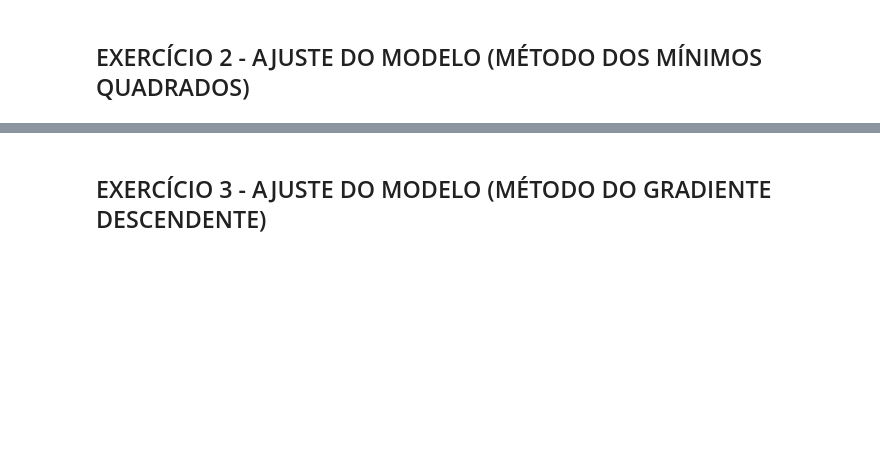
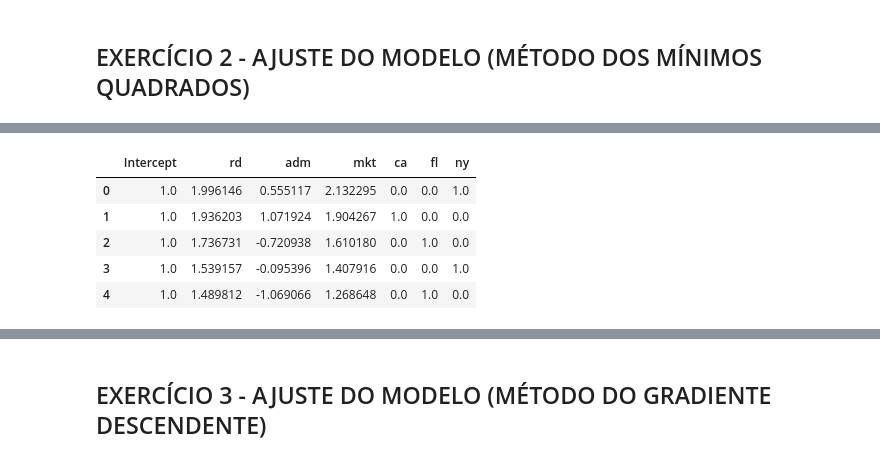
Before and after one commit to abakashi/dinamica_dex04_day05, a Jupyter notebook: Estatistica_avancada_ex.ipynb, the cells around one changed output, grey strips where cells are left out. Drawn from its saved outputs; the diff is of its cells as text; code cells hidden in the pictures; blank space fills up the shorter version.

```diff
--- a/Estatistica_avancada_ex.ipynb
+++ b/Estatistica_avancada_ex.ipynb
@@ -202,2 +237,6 @@ dfFinal.head()
 # %% [markdown]
 ## EXERCÍCIO 2 - AJUSTE DO MODELO (MÉTODO DOS MÍNIMOS QUADRADOS)
+# %%
+#Matriz do modelo metodo dos minimos quadrados.
+
+y, X = pt.dmatrices(ols_formula(dfFull, 'pft'), data = dfFull, return_type='dataframe')
@@ -203,0 +252,9 @@ dfFinal.head()
+# %%
+X.head()
+# %% [output]
+|  | Intercept | rd | adm | mkt | ca | fl | ny |
+| 0 | 1.0 | 1.996146 | 0.555117 | 2.132295 | 0.0 | 0.0 | 1.0 |
+| 1 | 1.0 | 1.936203 | 1.071924 | 1.904267 | 1.0 | 0.0 | 0.0 |
+| 2 | 1.0 | 1.736731 | -0.720938 | 1.610180 | 0.0 | 1.0 | 0.0 |
+| 3 | 1.0 | 1.539157 | -0.095396 | 1.407916 | 0.0 | 0.0 | 1.0 |
+| 4 | 1.0 | 1.489812 | -1.069066 | 1.268648 | 0.0 | 1.0 | 0.0 |
```
Also changed, not shown: parts of 6 cells of this notebook.
